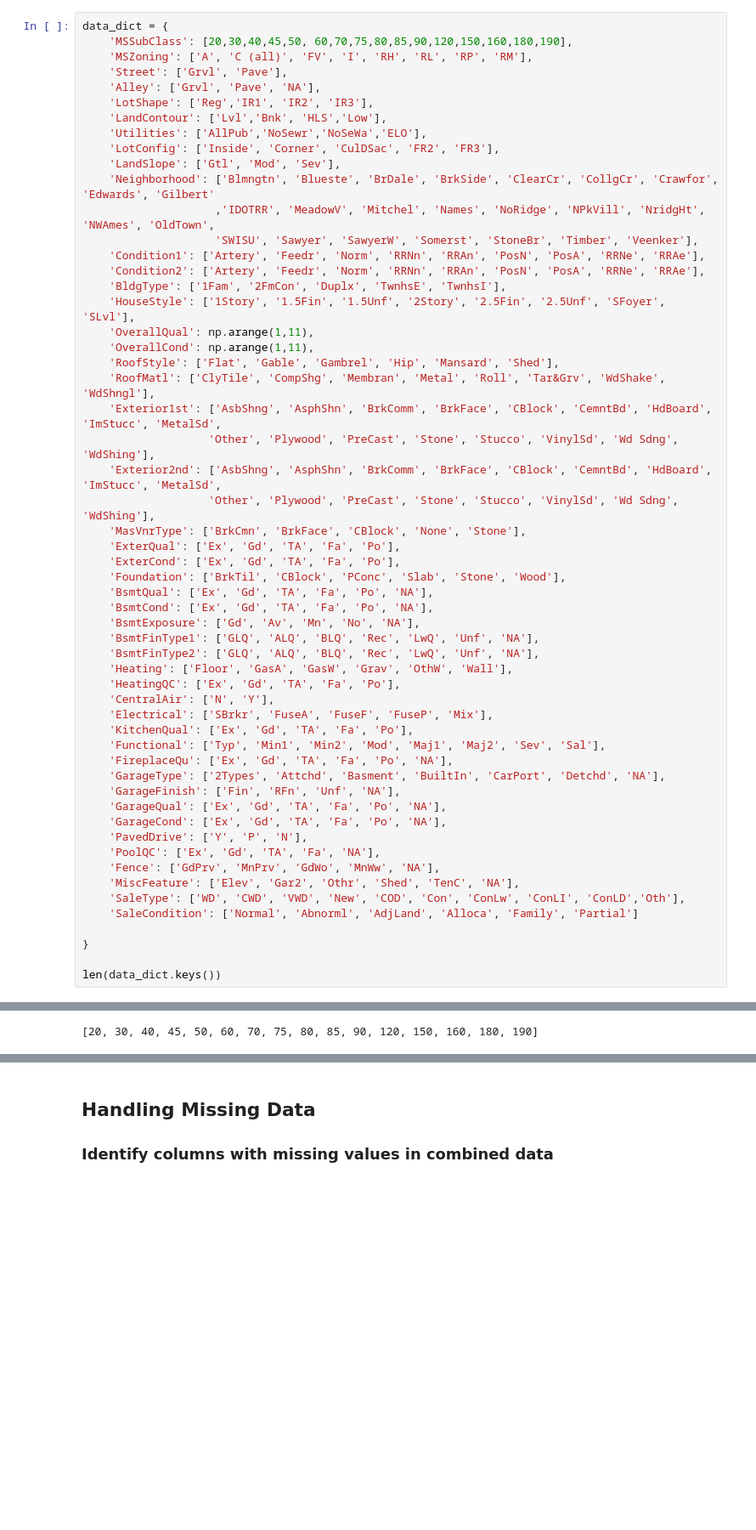
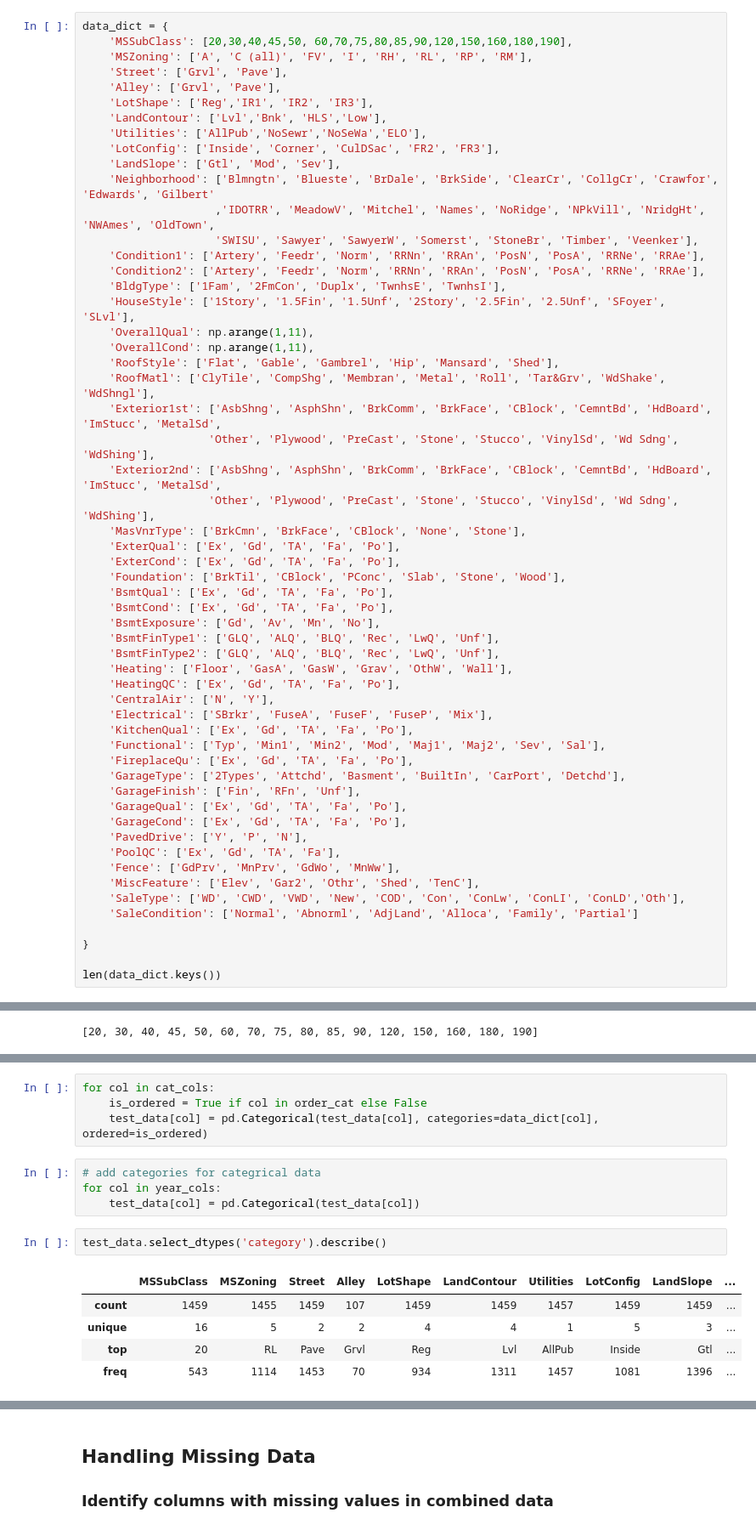
Before and after one commit to adeelahuma/applied_ds_ml_projects, a Jupyter notebook: house_prices/02_eda_missing_data.ipynb, the cells around one changed output, grey strips where cells are left out. Shown at 85% size. Cells and saved outputs as stored; diff of their text form; blank space fills up the shorter version.

```diff
--- a/house_prices/02_eda_missing_data.ipynb
+++ b/house_prices/02_eda_missing_data.ipynb
@@ -207,7 +212,7 @@ data_dict = {
     'MSSubClass': [20,30,40,45,50, 60,70,75,80,85,90,120,150,160,180,190],
     'MSZoning': ['A', 'C (all)', 'FV', 'I', 'RH', 'RL', 'RP', 'RM'],
     'Street': ['Grvl', 'Pave'],
-    'Alley': ['Grvl', 'Pave', 'NA'],
+    'Alley': ['Grvl', 'Pave'],
     'LotShape': ['Reg','IR1', 'IR2', 'IR3'],
     'LandContour': ['Lvl','Bnk', 'HLS','Low'],
     'Utilities': ['AllPub','NoSewr','NoSeWa','ELO'],
@@ -232,26 +237,26 @@ data_dict = {
     'ExterQual': ['Ex', 'Gd', 'TA', 'Fa', 'Po'],
     'ExterCond': ['Ex', 'Gd', 'TA', 'Fa', 'Po'],
     'Foundation': ['BrkTil', 'CBlock', 'PConc', 'Slab', 'Stone', 'Wood'],
-    'BsmtQual': ['Ex', 'Gd', 'TA', 'Fa', 'Po', 'NA'],
-    'BsmtCond': ['Ex', 'Gd', 'TA', 'Fa', 'Po', 'NA'],
-    'BsmtExposure': ['Gd', 'Av', 'Mn', 'No', 'NA'],
-    'BsmtFinType1': ['GLQ', 'ALQ', 'BLQ', 'Rec', 'LwQ', 'Unf', 'NA'],
-    'BsmtFinType2': ['GLQ', 'ALQ', 'BLQ', 'Rec', 'LwQ', 'Unf', 'NA'],
+    'BsmtQual': ['Ex', 'Gd', 'TA', 'Fa', 'Po'],
+    'BsmtCond': ['Ex', 'Gd', 'TA', 'Fa', 'Po'],
+    'BsmtExposure': ['Gd', 'Av', 'Mn', 'No'],
+    'BsmtFinType1': ['GLQ', 'ALQ', 'BLQ', 'Rec', 'LwQ', 'Unf'],
+    'BsmtFinType2': ['GLQ', 'ALQ', 'BLQ', 'Rec', 'LwQ', 'Unf'],
     'Heating': ['Floor', 'GasA', 'GasW', 'Grav', 'OthW', 'Wall'],
     'HeatingQC': ['Ex', 'Gd', 'TA', 'Fa', 'Po'],
     'CentralAir': ['N', 'Y'],
     'Electrical': ['SBrkr', 'FuseA', 'FuseF', 'FuseP', 'Mix'],
     'KitchenQual': ['Ex', 'Gd', 'TA', 'Fa', 'Po'],
     'Functional': ['Typ', 'Min1', 'Min2', 'Mod', 'Maj1', 'Maj2', 'Sev', 'Sal'],
-    'FireplaceQu': ['Ex', 'Gd', 'TA', 'Fa', 'Po', 'NA'],
-    'GarageType': ['2Types', 'Attchd', 'Basment', 'BuiltIn', 'CarPort', 'Detchd', 'NA'],
-    'GarageFinish': ['Fin', 'RFn', 'Unf', 'NA'],
-    'GarageQual': ['Ex', 'Gd', 'TA', 'Fa', 'Po', 'NA'],
-    'GarageCond': ['Ex', 'Gd', 'TA', 'Fa', 'Po', 'NA'],
+    'FireplaceQu': ['Ex', 'Gd', 'TA', 'Fa', 'Po'],
+    'GarageType': ['2Types', 'Attchd', 'Basment', 'BuiltIn', 'CarPort', 'Detchd'],
+    'GarageFinish': ['Fin', 'RFn', 'Unf'],
+    'GarageQual': ['Ex', 'Gd', 'TA', 'Fa', 'Po'],
+    'GarageCond': ['Ex', 'Gd', 'TA', 'Fa', 'Po'],
     'PavedDrive': ['Y', 'P', 'N'],
-    'PoolQC': ['Ex', 'Gd', 'TA', 'Fa', 'NA'],
-    'Fence': ['GdPrv', 'MnPrv', 'GdWo', 'MnWw', 'NA'],
-    'MiscFeature': ['Elev', 'Gar2', 'Othr', 'Shed', 'TenC', 'NA'],
+    'PoolQC': ['Ex', 'Gd', 'TA', 'Fa'],
+    'Fence': ['GdPrv', 'MnPrv', 'GdWo', 'MnWw'],
+    'MiscFeature': ['Elev', 'Gar2', 'Othr', 'Shed', 'TenC'],
     'SaleType': ['WD', 'CWD', 'VWD', 'New', 'COD', 'Con', 'ConLw', 'ConLI', 'ConLD','Oth'],
     'SaleCondition': ['Normal', 'Abnorml', 'AdjLand', 'Alloca', 'Family', 'Partial']
 
@@ -382,0 +392,16 @@ data_dict['MSSubClass']
+# %%
+for col in cat_cols:
+    is_ordered = True if col in order_cat else False
+    test_data[col] = pd.Categorical(test_data[col], categories=data_dict[col], ordered=is_ordered)
+# %%
+# add categories for categrical data
+for col in year_cols:
+    test_data[col] = pd.Categorical(test_data[col])
+# %%
+test_data.select_dtypes('category').describe()
+# %% [output]
+|  | MSSubClass | MSZoning | Street | Alley | LotShape | LandContour | Utilities | LotConfig | LandSlope | ... |
+| count | 1459 | 1455 | 1459 | 107 | 1459 | 1459 | 1457 | 1459 | 1459 | ... |
+| unique | 16 | 5 | 2 | 2 | 4 | 4 | 1 | 5 | 3 | ... |
+| top | 20 | RL | Pave | Grvl | Reg | Lvl | AllPub | Inside | Gtl | ... |
+| freq | 543 | 1114 | 1453 | 70 | 934 | 1311 | 1457 | 1081 | 1396 | ... |
```
Also changed, not shown: parts of 10 cells of this notebook, 1 other file.
